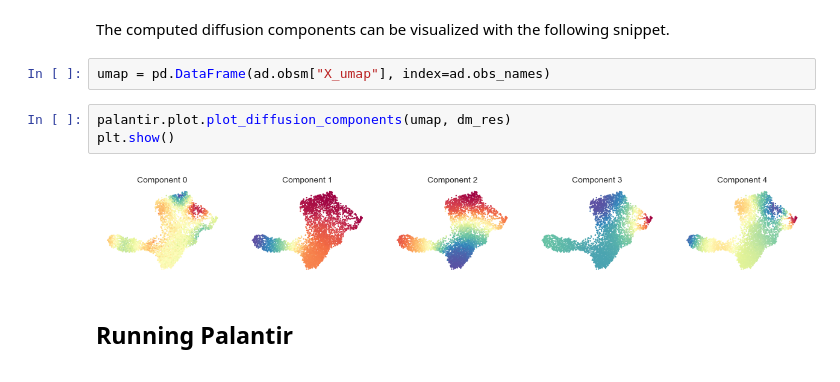
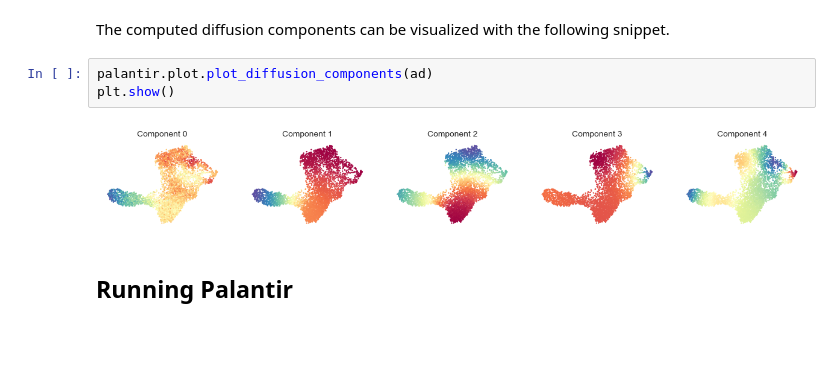
Before and after one commit to dpeerlab/Palantir, a Jupyter notebook: notebooks/Palantir_sample_notebook.ipynb, the cells around one changed output. Drawn from its saved outputs; the diff is of its cells as text; blank space fills up the shorter version.

```diff
--- a/notebooks/Palantir_sample_notebook.ipynb
+++ b/notebooks/Palantir_sample_notebook.ipynb
@@ -167,13 +167,11 @@ plt.show()
 ### Diffusion maps visualization
 # %% [markdown]
 The computed diffusion components can be visualized with the following snippet.
-# %%
-umap = pd.DataFrame(ad.obsm["X_umap"], index=ad.obs_names)
 # %%
-palantir.plot.plot_diffusion_components(umap, dm_res)
+palantir.plot.plot_diffusion_components(ad)
 plt.show()
 # %% [output]
-[figure, old version]
+[figure, new version]
 # %% [markdown]
 <a id="palantir"></a><h2> Running Palantir </h2>
 # %% [markdown]
```
Also changed, not shown: parts of 18 cells of this notebook, 3 other files.
